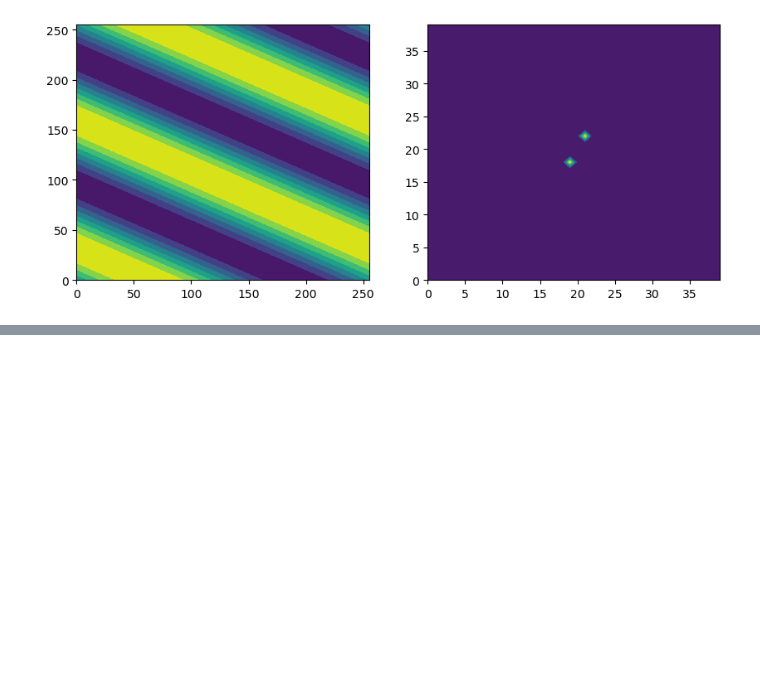
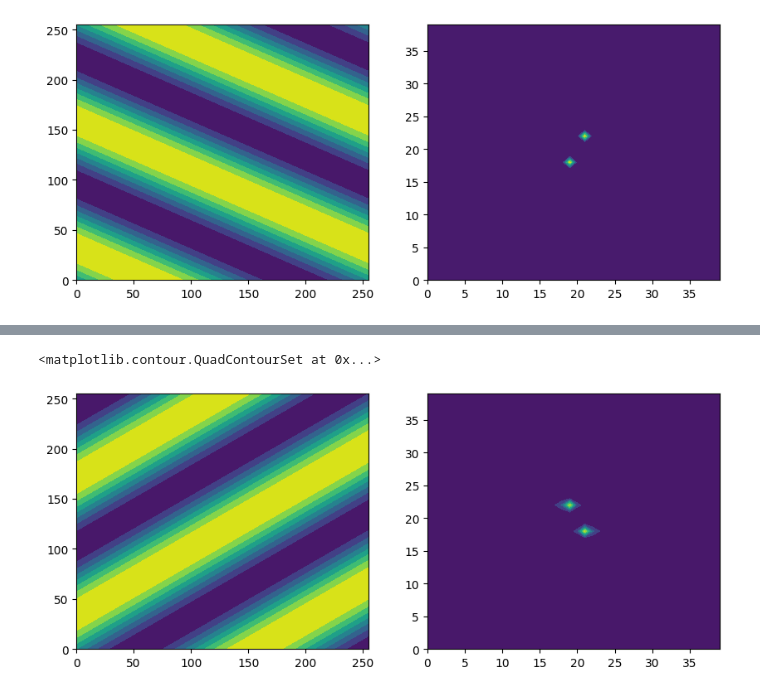
Before and after one commit to cwcurtis/MATH-596-Mathematical-Data-Science, a Jupyter notebook: Assignments/Homework_Three.ipynb, the cells around one changed output, grey strips where cells are left out. Drawn from its saved outputs; the diff is of its cells as text; code cells hidden in the pictures; blank space fills up the shorter version.

```diff
--- a/Assignments/Homework_Three.ipynb
+++ b/Assignments/Homework_Three.ipynb
@@ -121,0 +140,12 @@ ax[1].contourf(f21freq[hlfpt-window:hlfpt+window, hlfpt-window:hlfpt+window])
+# %%
+hlfpt = int(Npts/2)
+window = 20
+
+fig, axes = plt.subplots(1, 2, figsize=(10, 4))
+ax = axes.ravel()
+
+ax[0].contourf(f21t)
+ax[1].contourf(f21freqt[hlfpt-window:hlfpt+window, hlfpt-window:hlfpt+window])
+# %% [output]
+<matplotlib.contour.QuadContourSet at 0x...>
+[figure, added]
```
Also changed, not shown: parts of 3 cells of this notebook, 2 other files.
